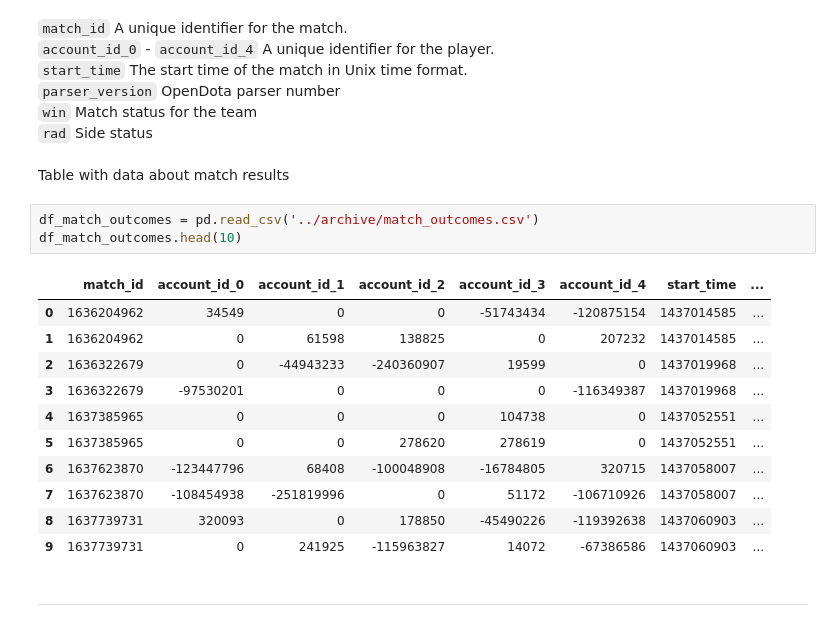
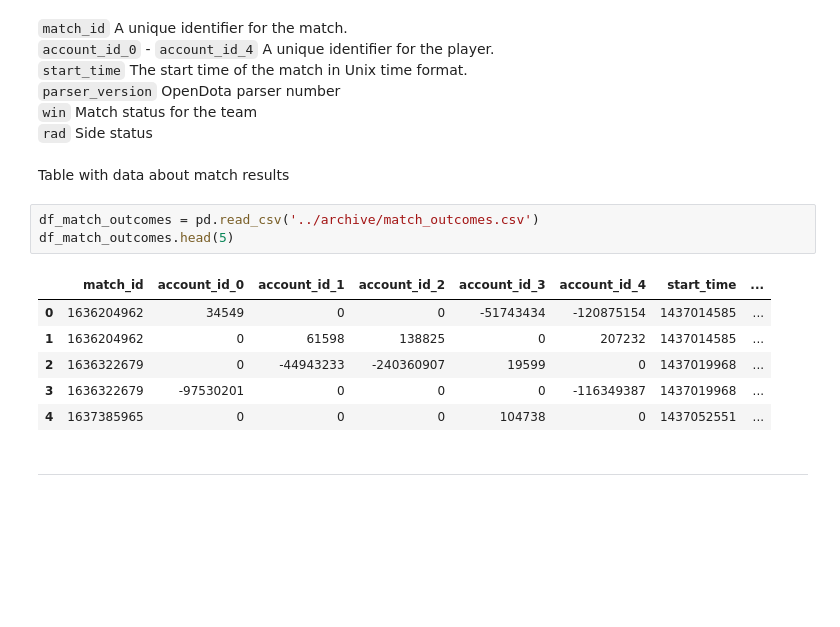
Before and after one commit to michailow/dota2-eda, a Jupyter notebook: notebooks/dota2_eda.ipynb, the cells around one changed output. Drawn from its saved outputs; the diff is of its cells as text; blank space fills up the shorter version.

```diff
--- a/notebooks/dota2_eda.ipynb
+++ b/notebooks/dota2_eda.ipynb
@@ -132,19 +127,14 @@ ___
 Table with data about match results
 # %%
 df_match_outcomes = pd.read_csv('../archive/match_outcomes.csv')
-df_match_outcomes.head(10)
+df_match_outcomes.head(5)
 # %% [output]
 |  | match_id | account_id_0 | account_id_1 | account_id_2 | account_id_3 | account_id_4 | start_time | ... |
 | 0 | 1636204962 | 34549 | 0 | 0 | -51743434 | -120875154 | 1437014585 | ... |
 | 1 | 1636204962 | 0 | 61598 | 138825 | 0 | 207232 | 1437014585 | ... |
 | 2 | 1636322679 | 0 | -44943233 | -240360907 | 19599 | 0 | 1437019968 | ... |
 | 3 | 1636322679 | -97530201 | 0 | 0 | 0 | -116349387 | 1437019968 | ... |
 | 4 | 1637385965 | 0 | 0 | 0 | 104738 | 0 | 1437052551 | ... |
-| 5 | 1637385965 | 0 | 0 | 278620 | 278619 | 0 | 1437052551 | ... |
-| 6 | 1637623870 | -123447796 | 68408 | -100048908 | -16784805 | 320715 | 1437058007 | ... |
-| 7 | 1637623870 | -108454938 | -251819996 | 0 | 51172 | -106710926 | 1437058007 | ... |
-| 8 | 1637739731 | 320093 | 0 | 178850 | -45490226 | -119392638 | 1437060903 | ... |
-| 9 | 1637739731 | 0 | 241925 | -115963827 | 14072 | -67386586 | 1437060903 | ... |
 # %% [markdown]
 ___
 # %% [markdown]
```
Also changed, not shown: parts of 207 cells of this notebook.
